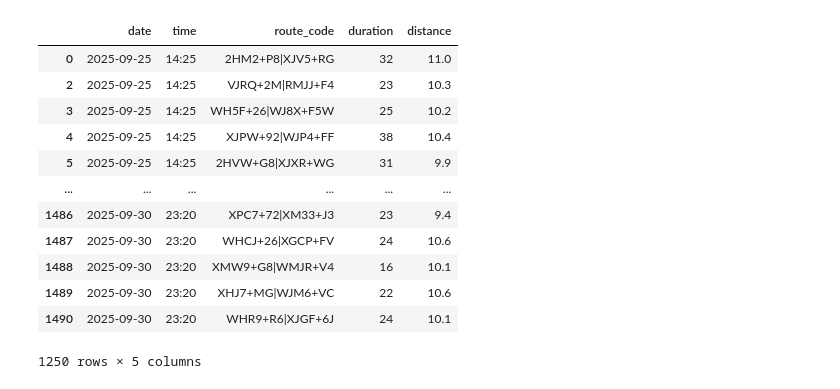
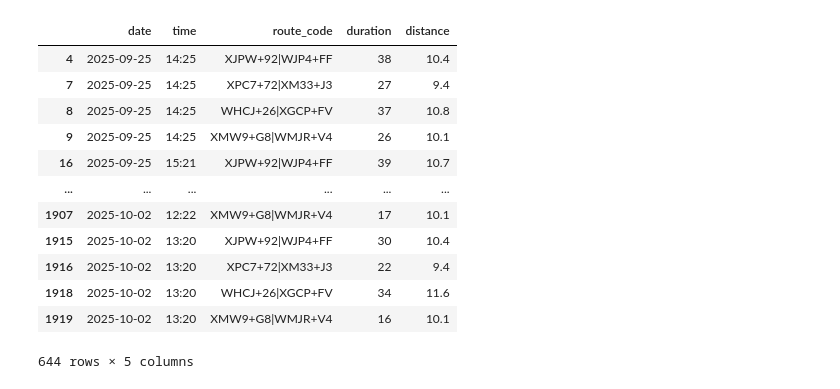
Before and after one commit to thecont1/blr-traffic-monitor, a Jupyter notebook: traffic_visual.ipynb, the cells around one changed output. Cells and saved outputs as stored; diff of their text form; code cells hidden in the pictures.

```diff
--- a/traffic_visual.ipynb
+++ b/traffic_visual.ipynb
@@ -8,41 +8,41 @@ import seaborn as sns
 # %%
 routes_df = pd.DataFrame({
     "route_code": [
-        "2HM2+P8|XJV5+RG",     # Jaya Prakash Narayana Park -> Coles Park, Fraser Town
-        "VJRQ+2M|RMJJ+F4",     # Kudlu Gate Metro Station -> Biocon Campus
-        "WH5F+26|WJ8X+F5W",    # Jaya Prakash Nagar Metro Station -> Hemavathi Park, HSR Layout
+#        "2HM2+P8|XJV5+RG",     # Jaya Prakash Narayana Park -> Coles Park, Fraser Town
+#        "VJRQ+2M|RMJJ+F4",     # Kudlu Gate Metro Station -> Biocon Campus
+#        "WH5F+26|WJ8X+F5W",    # Jaya Prakash Nagar Metro Station -> Hemavathi Park, HSR Layout
         "XJPW+92|WJP4+FF",     # Swami Vivekananda Road Metro Station -> Christ University, Hosur Main Road
-        "2HVW+G8|XJXR+WG",     # Bethel AG Church, Hebbal -> SMVT Railway Station
+#        "2HVW+G8|XJXR+WG",     # Bethel AG Church, Hebbal -> SMVT Railway Station
 #        "WGG8+G5|XH7P+G6",     # The Watering Hole, Rajarajeshwari Nagar -> Sir Puttanna Chetty Town Hall, Bangalore
         "XPC7+72|XM33+J3",     # The Rameshwaram Cafe @ Brookfield -> Gawky Goose, Wind Tunnel Rd
         "WHCJ+26|XGCP+FV",     # RV Road Metro Station, Jayanagar 5th Block -> Vijayanagar Metro Station, Chord Road
         "XMW9+G8|WMJR+V4",     # Benniganahalli Metro Station -> Embassy TechVillage, Devarabisanahalli
-        "XHJ7+MG|WJM6+VC",     # Lulu Mall Bengaluru -> Nexus Mall Koramangala
-        "WHR9+R6|XJGF+6J",     # Big Bull Temple, Basavanagudi -> Shri Someshwara Swamy Temple, Halasuru
+#        "XHJ7+MG|WJM6+VC",     # Lulu Mall Bengaluru -> Nexus Mall Koramangala
+#        "WHR9+R6|XJGF+6J",     # Big Bull Temple, Basavanagudi -> Shri Someshwara Swamy Temple, Halasuru
 ]})
 # routes_df = pd.DataFrame({"route_code": ["XJG4+7J|5PX4+HQ"]})
 
 locations = pd.read_csv("csv-locations_12.9514242_77.6590212.csv").to_dict(orient='list')
 locate = lambda plus_code: locations['location'][locations['plus_code'].index(plus_code)]
 
 df = pd.read_csv("csv-bangalore_traffic.csv")
 # Keep only those rows of df that correspond to routes in routes_df
 df = df[df['route_code'].isin(routes_df['route_code'])]
 display(df)
 # %% [output]
 |  | date | time | route_code | duration | distance |
-| 0 | 2025-09-25 | 14:25 | 2HM2+P8|XJV5+RG | 32 | 11.0 |
-| 2 | 2025-09-25 | 14:25 | VJRQ+2M|RMJJ+F4 | 23 | 10.3 |
-| 3 | 2025-09-25 | 14:25 | WH5F+26|WJ8X+F5W | 25 | 10.2 |
 | 4 | 2025-09-25 | 14:25 | XJPW+92|WJP4+FF | 38 | 10.4 |
-| 5 | 2025-09-25 | 14:25 | 2HVW+G8|XJXR+WG | 31 | 9.9 |
+| 7 | 2025-09-25 | 14:25 | XPC7+72|XM33+J3 | 27 | 9.4 |
+| 8 | 2025-09-25 | 14:25 | WHCJ+26|XGCP+FV | 37 | 10.8 |
+| 9 | 2025-09-25 | 14:25 | XMW9+G8|WMJR+V4 | 26 | 10.1 |
+| 16 | 2025-09-25 | 15:21 | XJPW+92|WJP4+FF | 39 | 10.7 |
 | ... | ... | ... | ... | ... | ... |
-| 1486 | 2025-09-30 | 23:20 | XPC7+72|XM33+J3 | 23 | 9.4 |
-| 1487 | 2025-09-30 | 23:20 | WHCJ+26|XGCP+FV | 24 | 10.6 |
-| 1488 | 2025-09-30 | 23:20 | XMW9+G8|WMJR+V4 | 16 | 10.1 |
-| 1489 | 2025-09-30 | 23:20 | XHJ7+MG|WJM6+VC | 22 | 10.6 |
-| 1490 | 2025-09-30 | 23:20 | WHR9+R6|XJGF+6J | 24 | 10.1 |
+| 1907 | 2025-10-02 | 12:22 | XMW9+G8|WMJR+V4 | 17 | 10.1 |
+| 1915 | 2025-10-02 | 13:20 | XJPW+92|WJP4+FF | 30 | 10.4 |
+| 1916 | 2025-10-02 | 13:20 | XPC7+72|XM33+J3 | 22 | 9.4 |
+| 1918 | 2025-10-02 | 13:20 | WHCJ+26|XGCP+FV | 34 | 11.6 |
+| 1919 | 2025-10-02 | 13:20 | XMW9+G8|WMJR+V4 | 16 | 10.1 |
-1250 rows × 5 columns
+644 rows × 5 columns
 # %%
 display(df.describe().round(2))
 display(df.describe(exclude='number'))
```
Also changed, not shown: parts of 6 cells of this notebook.
